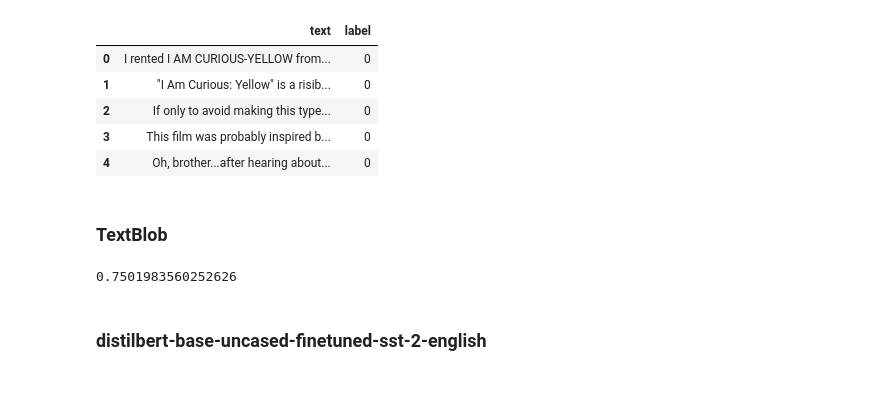
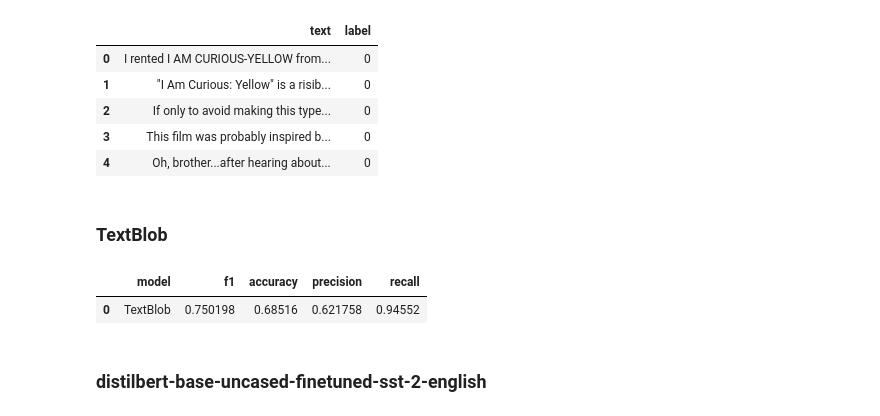
Before and after one commit to grant-TraDA/NLP-2024W, a Jupyter notebook: tutorial-excercises/tutorial 2 - embeddings/js_nk_jz_zl_IMDB.ipynb, the cells around one changed output. Saved outputs shown, nothing was run; the diff lists cells and outputs as text; code cells hidden in the pictures; blank space fills up the shorter version.

```diff
--- a/tutorial-excercises/tutorial 2 - embeddings/js_nk_jz_zl_IMDB.ipynb
+++ b/tutorial-excercises/tutorial 2 - embeddings/js_nk_jz_zl_IMDB.ipynb
@@ -65,15 +78,22 @@ imdb_dataset.head()
 # %%
 def get_sentiment(text):
     blob = TextBlob(text)
     sentiment = blob.sentiment.polarity
     return sentiment
 
 # Convert list to pandas Series to use apply method
 imdb_dataset['sentiment_blob'] = imdb_dataset['text'].apply(get_sentiment)
 f1_textblob = f1_score(imdb_dataset['label'], imdb_dataset['sentiment_blob'].apply(lambda x: 1 if x > 0 else 0))
-print(f1_textblob)
+accuracy_textblob = accuracy_score(imdb_dataset['label'], imdb_dataset['sentiment_blob'].apply(lambda x: 1 if x > 0 else 0))
+precision_textblob = precision_score(imdb_dataset['label'], imdb_dataset['sentiment_blob'].apply(lambda x: 1 if x > 0 else 0))
+recall_textblob = recall_score(imdb_dataset['label'], imdb_dataset['sentiment_blob'].apply(lambda x: 1 if x > 0 else 0))
+
+model_scores = pd.concat([model_scores, pd.DataFrame([["TextBlob", f1_textblob, accuracy_textblob, precision_textblob, recall_textblob]], columns=["model", "f1", "accuracy", "precision", "recall"])])
+
+model_scores
 # %% [output]
-0.7501983560252626
+|  | model | f1 | accuracy | precision | recall |
+| 0 | TextBlob | 0.750198 | 0.68516 | 0.621758 | 0.94552 |
 # %% [markdown]
 ### distilbert-base-uncased-finetuned-sst-2-english
 # %%
```
Also changed, not shown: parts of 14 cells of this notebook.
